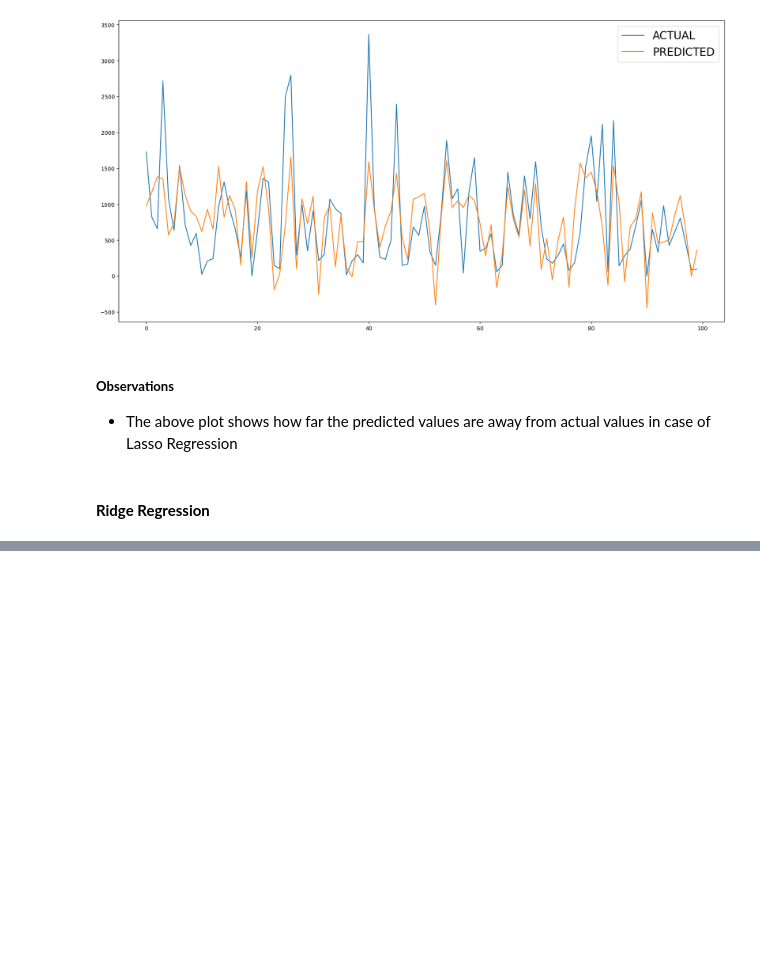
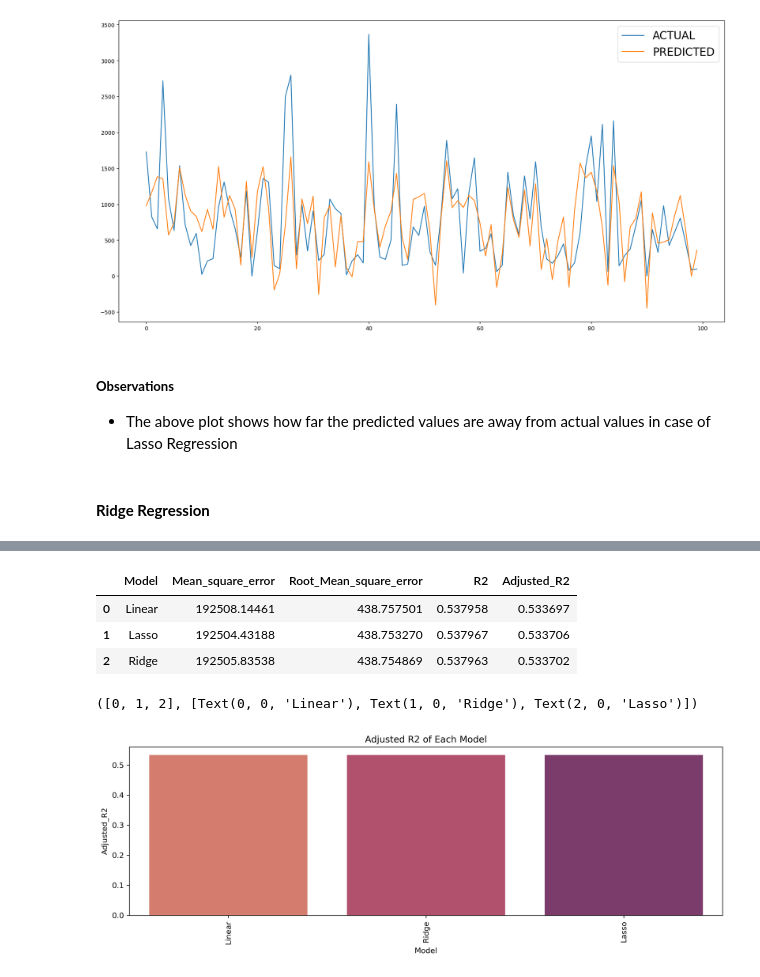
Before and after one commit to toddwalters/pgaiml-python-coding-examples, a Jupyter notebook: machine-learning/projects/section-05_capstone_project/session5-ML-Capstone-Notebook.ipynb, the cells around one changed output, grey strips where cells are left out. Drawn from its saved outputs; the diff is of its cells as text; code cells hidden in the pictures; blank space fills up the shorter version.

```diff
--- a/machine-learning/projects/section-05_capstone_project/session5-ML-Capstone-Notebook.ipynb
+++ b/machine-learning/projects/section-05_capstone_project/session5-ML-Capstone-Notebook.ipynb
@@ -624,0 +659,11 @@ Adjusted R2 : 0.5337058845010292
+# %%
+# Creating dictionary to store all the matrices
+all_model_matrices={'Mean_square_error':mse_list, 'Root_Mean_square_error':rmse_list, 'R2':r2_list, 'Adjusted_R2':adj_r2_list}
+
+# List of all models created
+model_name=['Linear','Lasso','Ridge']
+
+# Converting dictionary to dataframe for easy visual
+matrices_df=pd.DataFrame.from_dict(all_model_matrices,orient="index",columns=model_name)
+
+matrices_df
@@ -624,0 +676,18 @@ Adjusted R2 : 0.5337058845010292
+# %%
+# Transposing matrices_df for easy and clear view and saving that as new final matrices df
+final_matrices=matrices_df.transpose().reset_index().rename(columns={'index':'Model'})
+
+final_matrices
+# %% [output]
+|  | Model | Mean_square_error | Root_Mean_square_error | R2 | Adjusted_R2 |
+| 0 | Linear | 192508.14461 | 438.757501 | 0.537958 | 0.533697 |
+| 1 | Lasso | 192504.43188 | 438.753270 | 0.537967 | 0.533706 |
+| 2 | Ridge | 192505.83538 | 438.754869 | 0.537963 | 0.533702 |
+# %%
+# Creating Bar Plot to Visualize the Adjusted R2 of Each Model
+plt.figure(figsize=(14,4), dpi=300)
+sns.barplot(x='Model', y='Adjusted_R2', data=final_matrices.sort_values('Adjusted_R2'), palette='flare').set(title='Adjusted R2 of Each Model')
+plt.xticks(rotation=90)
+# %% [output]
+([0, 1, 2], [Text(0, 0, 'Linear'), Text(1, 0, 'Ridge'), Text(2, 0, 'Lasso')])
+[figure, added]
```
Also changed, not shown: parts of 9 cells of this notebook.
